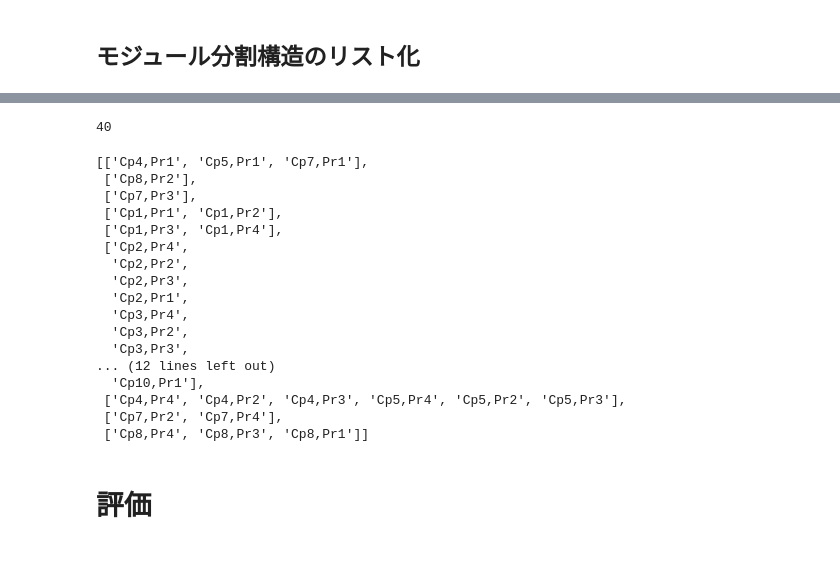
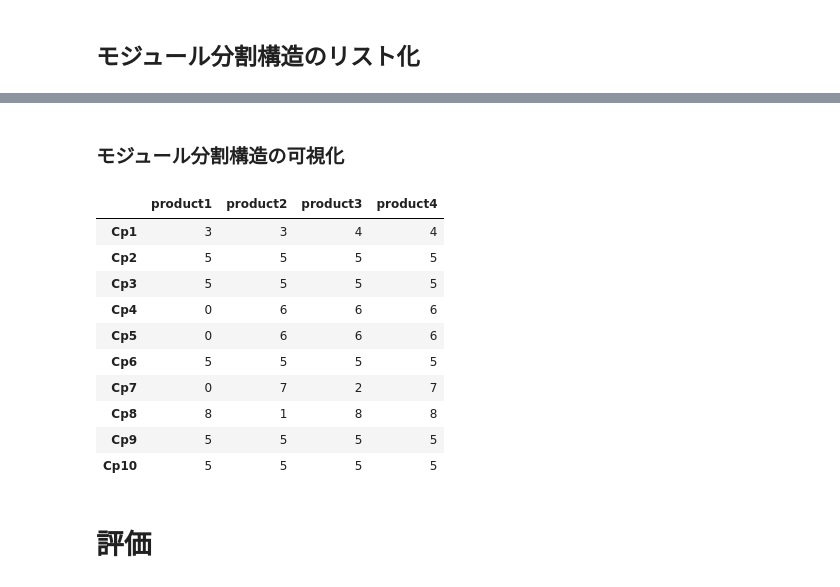
Before and after one commit to pippi12/architecture, a Jupyter notebook: modulardesign.ipynb, the cells around one changed output, grey strips where cells are left out. Cells and saved outputs as stored; diff of their text form; code cells hidden in the pictures; blank space fills up the shorter version.

```diff
--- a/modulardesign.ipynb
+++ b/modulardesign.ipynb
@@ -380,48 +417,37 @@ mod
-# %%
-fin = []
-for i1, l1 in enumerate(common_cp):
-    if i1 in fin:
-        continue
-
-    fin.append(i1)
-
-    mod_tmp = []
-    for ll in l1[1]:
-        mod_tmp.append(l1[0] + ',' + ll)
-
-    for i2, l2 in enumerate(common_cp):
-        if i1 >= i2 or i2 in fin:
-            continue
-
-        if set(l1[1]) == set(l2[1]):
-            fin.append(i2)
-            for ll in l2[1]:
-                mod_tmp.append(l2[0] + ',' + ll)
-
-
-    mod.append(mod_tmp)
-
-print(sum(len(v) for v in mod))
-mod
-# %% [output]
-40
-[['Cp4,Pr1', 'Cp5,Pr1', 'Cp7,Pr1'],
- ['Cp8,Pr2'],
- ['Cp7,Pr3'],
- ['Cp1,Pr1', 'Cp1,Pr2'],
- ['Cp1,Pr3', 'Cp1,Pr4'],
- ['Cp2,Pr4',
-  'Cp2,Pr2',
-  'Cp2,Pr3',
-  'Cp2,Pr1',
-  'Cp3,Pr4',
-  'Cp3,Pr2',
-  'Cp3,Pr3',
-... (12 lines left out)
-  'Cp10,Pr1'],
- ['Cp4,Pr4', 'Cp4,Pr2', 'Cp4,Pr3', 'Cp5,Pr4', 'Cp5,Pr2', 'Cp5,Pr3'],
- ['Cp7,Pr2', 'Cp7,Pr4'],
- ['Cp8,Pr4', 'Cp8,Pr3', 'Cp8,Pr1']]
+# %% [markdown]
+### モジュール分割構造の可視化
+# %%
+indexs = df_dp["component_id"].drop_duplicates().tolist()
+columns = df_product_definition.columns.values.tolist()[2:]
+
+lists = []
+for icp in range(len(indexs)):
+    l = []
+    for ipr in range(len(columns)):
+        l.append(0)
+    lists.append(l)
+
+for idx, m in enumerate(mod):
+    for s in m:
+        cp_num = s[:s.find(",")]
+        icp = int(cp_num.replace('Cp','')) - 1
+        pr_num = s[s.find(",")+1:]
+        ipr = int(pr_num.replace('Pr','')) - 1
+        lists[icp][ipr] = idx
+
+pd.DataFrame(data=lists, index=indexs, columns=columns)
+# %% [output]
+|  | product1 | product2 | product3 | product4 |
+| Cp1 | 3 | 3 | 4 | 4 |
+| Cp2 | 5 | 5 | 5 | 5 |
+| Cp3 | 5 | 5 | 5 | 5 |
+| Cp4 | 0 | 6 | 6 | 6 |
+| Cp5 | 0 | 6 | 6 | 6 |
+| Cp6 | 5 | 5 | 5 | 5 |
+| Cp7 | 0 | 7 | 2 | 7 |
+| Cp8 | 8 | 1 | 8 | 8 |
+| Cp9 | 5 | 5 | 5 | 5 |
+| Cp10 | 5 | 5 | 5 | 5 |
 # %% [markdown]
 # 評価
 # %% [markdown]
```
Also changed, not shown: parts of 27 cells of this notebook.
